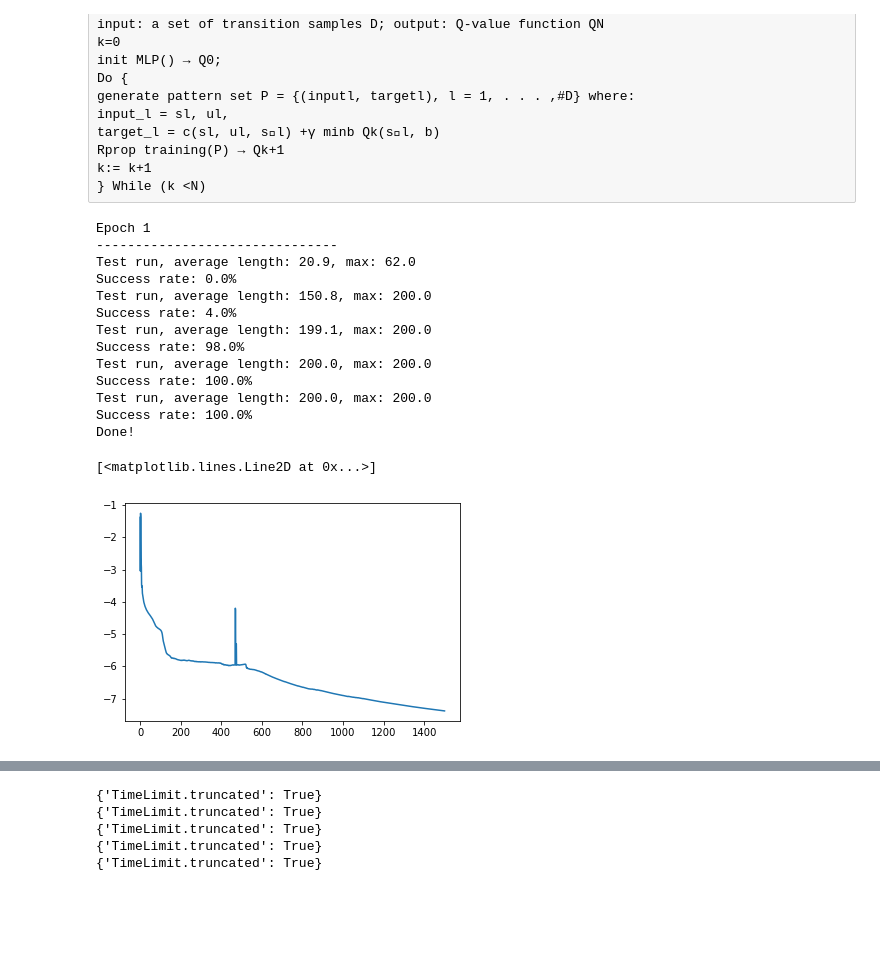
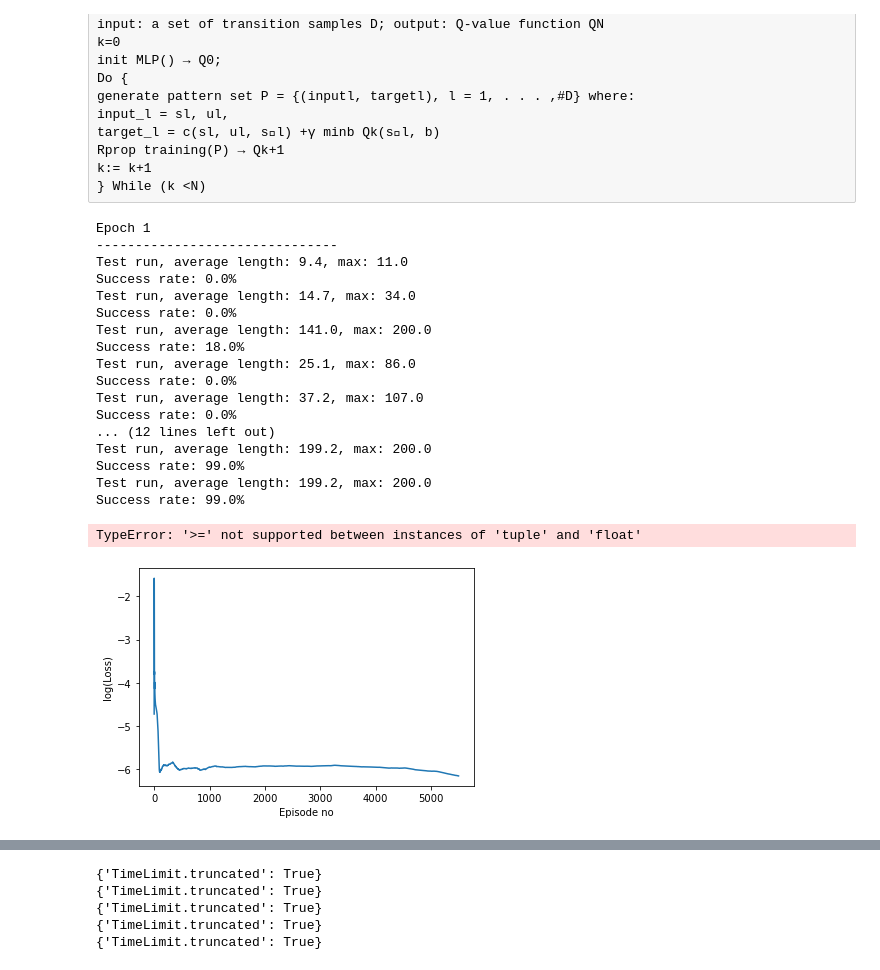
Before and after one commit to pkimstrand/RL-course-pt2, a Jupyter notebook: CartPoleNFQ.ipynb, the cells around one changed output, grey strips where cells are left out. Saved outputs shown, nothing was run; the diff lists cells and outputs as text; code cells hidden in the pictures; blank space fills up the shorter version.

```diff
--- a/CartPoleNFQ.ipynb
+++ b/CartPoleNFQ.ipynb
@@ -34,7 +34,7 @@ env.observation_space
 # %% [output]
 Box([-4.8000002e+00 -3.4028235e+38 -4.1887903e-01 -3.4028235e+38], [4.8000002e+00 3.4028235e+38 4.1887903e-01 3.4028235e+38], (4,), float32)
 # %%
-if True:
+if False:
     env.reset()
     n_transitions = 200
 
@@ -168,12 +170,12 @@ k:= k+1
 # %%
 def generate_pattern_set(experiences, model, discount_factor, device):
     state_b, action_b, cost_b, next_state_b, done_b,_ = zip(*experiences)
-    done_b = tuple([float(done) for done in done_b])
-    state_b = torch.tensor(state_b, device=device)
-    action_b = torch.tensor(action_b, device=device)
-    cost_b = torch.tensor(cost_b, device=device)
-    next_state_b = torch.tensor(next_state_b, device=device)
-    done_b = torch.tensor(done_b, device=device)
+    done_b = np.array([float(done) for done in done_b])
+    state_b = torch.tensor(np.array(state_b), device=device, dtype=torch.float)
+    action_b = torch.tensor(np.array(action_b), device=device, dtype=torch.float)
+    cost_b = torch.tensor(np.array(cost_b), device=device, dtype=torch.float)
+    next_state_b = torch.tensor(np.array(next_state_b), device=device, dtype=torch.float)
+    done_b = torch.tensor(done_b, device=device, dtype=torch.float)
 
     # Create the input_l = sl, ul
     state_action_b = torch.cat([state_b, action_b.unsqueeze(1)], 1)
@@ -182,4 +184,4 @@ def generate_pattern_set(experiences, model, discount_factor, device):
-    q_next_state_0_b = model(torch.cat([next_state_b, torch.zeros(len(experiences), 1, device=device)], 1)).squeeze()
-    q_next_state_1_b = model(torch.cat([next_state_b, torch.ones(len(experiences), 1, device=device)], 1)).squeeze()
+    q_next_state_0_b = model(torch.cat([next_state_b, torch.zeros(len(experiences), 1, device=device, dtype=torch.float)], 1)).squeeze()
+    q_next_state_1_b = model(torch.cat([next_state_b, torch.ones(len(experiences), 1, device=device, dtype=torch.float)], 1)).squeeze()
     q_next_state_b,_ = torch.min(torch.stack([q_next_state_0_b, q_next_state_1_b]),dim=0)
 
@@ -192,7 +194,7 @@ def generate_pattern_set(experiences, model, discount_factor, device):
 def train_loop(agent, loss_fn, optimizer, discount_factor, device):
     global steps_done
     losses=[]
-
+    test_episode_lengths =[]
     N_batches = 100000
     state_actions = torch.empty(0,5).to(device)
     target_q_values = torch.empty(0).to(device)
@@ -212,8 +214,8 @@ def train_loop(agent, loss_fn, optimizer, discount_factor, device):
         # Add hint-to-goal heuristics with a factor of 100
         goal_state_action_b, goal_target_q_values = agent.get_goal_experience(100)
 
-        goal_state_action_b = torch.tensor(goal_state_action_b, device=device)
-        goal_target_q_values = torch.tensor(goal_target_q_values, device=device)
+        goal_state_action_b = torch.tensor(goal_state_action_b, device=device, dtype=torch.float)
+        goal_target_q_values = torch.tensor(goal_target_q_values, device=device, dtype=torch.float)
 
         state_actions = torch.cat([state_actions, goal_state_action_b], dim=0)
         target_q_values = torch.cat([target_q_values, goal_target_q_values], dim=0)
@@ -230,22 +232,22 @@ def train_loop(agent, loss_fn, optimizer, discount_factor, device):
         optimizer.step()
 
         if i_batch%500 == 0:
-            success_rate = test_loop(NFQagent, 100)
+            success_rate, ep_length = test_loop(agent, 100)
             if (success_rate >= 99.0):
                 break
             scheduler.step()
+            test_episode_lengths.append(ep_length)
+
         steps_done += 1
 
-
-
-    return losses
+    return losses, test_episode_lengths
 
 
 def test_loop(agent, n_trials):
     success = 0.
     episode_lengths=[]
     for i in range (n_trials):
-        episode, total_cost = agent.run_one_episode()
+        episode, total_cost = agent.run_one_episode(explore=False)
         done = episode[-1][-2]
         info = episode[-1][-1]
         episode_lengths.append(len(episode))
@@ -255,7 +257,7 @@ def test_loop(agent, n_trials):
     success /= n_trials
     print(f"Test run, average length: {(np.mean(episode_lengths)):>0.1f}, max: {(np.max(episode_lengths)):>0.1f}")
     print(f"Success rate: {(100*success):>0.1f}%")
-    return success*100
+    return success*100, episode_lengths
 # %%
 model = NeuralNetwork().to(device)
 gamma = 0.95
@@ -279,27 +280,33 @@ epochs = 1
 for t in range(epochs):
     print(f"Epoch {t+1}\n-------------------------------")
     losses.extend(train_loop(NFQagent, loss_fn, optimizer, gamma, device))
-    success_rate = test_loop(NFQagent, 100)
+    success_rate, ep_length = test_loop(NFQagent, 100)
     if (success_rate >= 99.0):
         break
 print("Done!")
 # %% [output]
 Epoch 1
 -------------------------------
-Test run, average length: 20.9, max: 62.0
+Test run, average length: 9.4, max: 11.0
 Success rate: 0.0%
-Test run, average length: 150.8, max: 200.0
-Success rate: 4.0%
-Test run, average length: 199.1, max: 200.0
-Success rate: 98.0%
-Test run, average length: 200.0, max: 200.0
-Success rate: 100.0%
-Test run, average length: 200.0, max: 200.0
-Success rate: 100.0%
-Done!
+Test run, average length: 14.7, max: 34.0
+Success rate: 0.0%
+Test run, average length: 141.0, max: 200.0
+Success rate: 18.0%
+Test run, average length: 25.1, max: 86.0
+Success rate: 0.0%
+Test run, average length: 37.2, max: 107.0
+Success rate: 0.0%
+... (12 lines left out)
+Test run, average length: 199.2, max: 200.0
+Success rate: 99.0%
+Test run, average length: 199.2, max: 200.0
+Success rate: 99.0%
+TypeError: '>=' not supported between instances of 'tuple' and 'float'
 # %%
 plt.figure()
-plt.plot([math.log(l)for l in losses])
+plt.plot(np.log(losses[0]))
+yl=plt.ylabel('log(Loss)')
+yl=plt.xlabel('Episode no')
 # %% [output]
-[<matplotlib.lines.Line2D at 0x...>]
-[figure, old version]
+[figure, new version]
```
Also changed, not shown: parts of 5 cells of this notebook.
